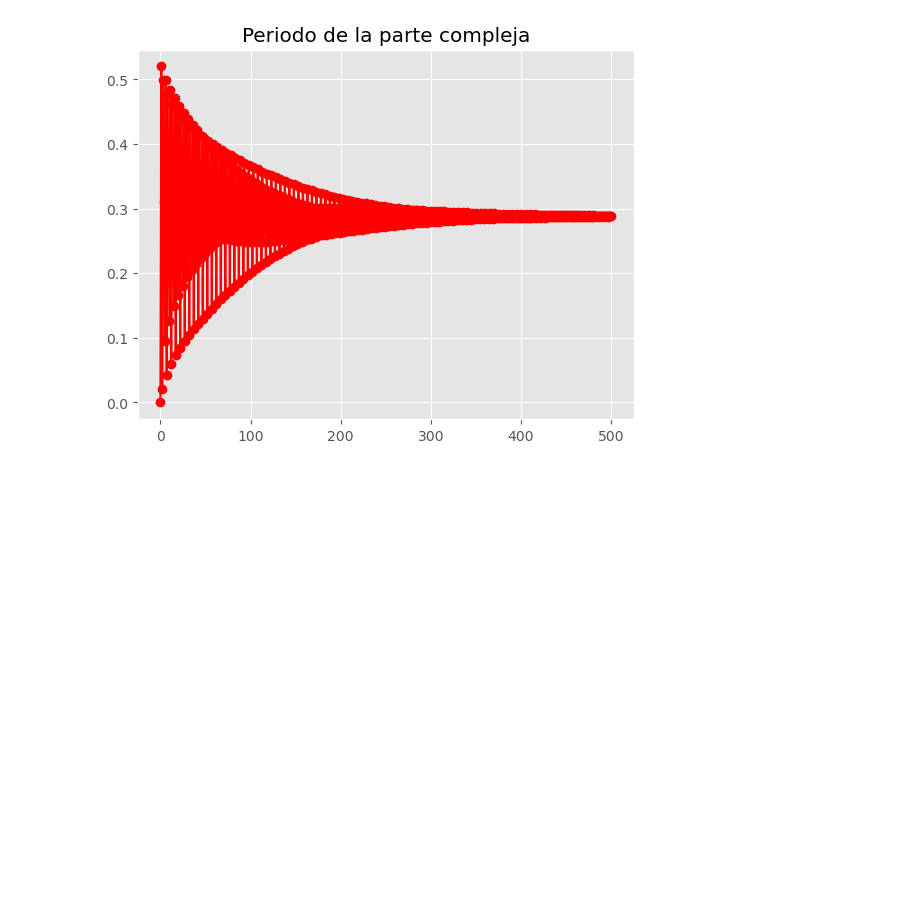
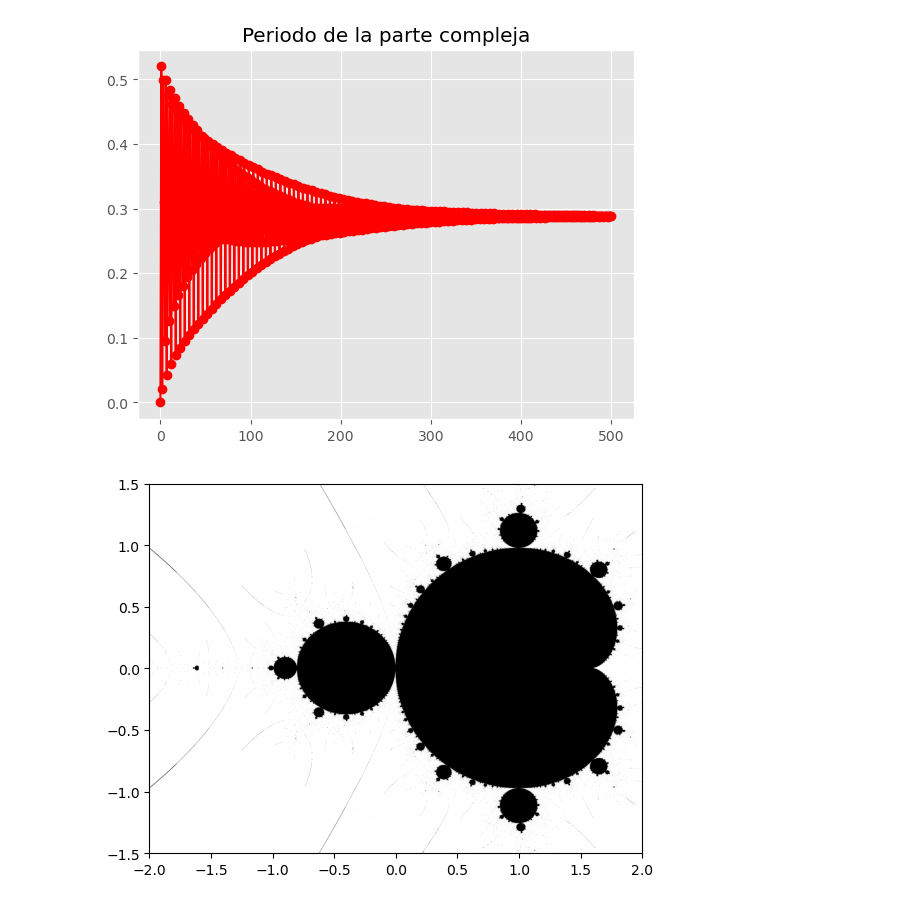
Before and after one commit to darsiov/Fracrales_Julia_Mandelbrot, a Jupyter notebook: proyecto.ipynb, the cells around one changed output. Drawn from its saved outputs; the diff is of its cells as text; code cells hidden in the pictures; blank space fills up the shorter version.

Commit message:
Grafica del conjunto de Mandelbrot agregada y gitignore modificado

```diff
--- a/proyecto.ipynb
+++ b/proyecto.ipynb
@@ -180,31 +178,32 @@ Text(0.5, 1.0, 'Periodo de la parte compleja')
 # %%
 def mandelbrot_set(h_range, w_range, max_iterations):
 
-	y, x = np.ogrid[1.5: -1.5: h_range*1j, -2: 2: w_range*1j]
-	z_array = x + y*1j
-	z_0 = 0 + 0j
-	iteraciones = max_iterations + np.zeros(z_array.shape)
-	no_divergentes = iteraciones > 10000
+    y, x = np.ogrid[1: -1: h_range*1j, -2: 0.5: w_range*1j]
+    z_array = x + y*1j
+    c_array = x + y*1j
+    z_0 = 0 + 0j
+    iteraciones = max_iterations + np.zeros(z_array.shape)
+    no_divergentes = iteraciones > max_iterations
 
 
-	for i in range(max_iterations):
+    for i in range(max_iterations):
 
-		z_array = sucesion_m(z_array)
-		z_norma_array = np.conj(z_array)
-		criterio_divergentes = z_norma_array > max(2,abs(c))
+            z_array = z_array*z_array + c_array
+            z_norma_array = np.conj(z_array)
+            criterio_divergentes = z_norma_array > 2
 
-		iteraciones[criterio_divergentes] = i
+            iteraciones[criterio_divergentes] = i
 
-		iteraciones[no_divergentes] = 0
+            iteraciones[no_divergentes] = 0
 
-	return iteraciones
+
+    return iteraciones
 
 
 
 plt.imshow(mandelbrot_set(2000, 2000, 2000), cmap='binary', extent=[-2, 2, -1.5, 1.5])
 plt.axis('on')
-plt.grid(None)
-plt.title('Conjunto de Julia con constante' + str(c))
-plt.plot(-1.01,0.25,'o',color='orange')
 plt.show()
 plt.close()
+# %% [output]
+[figure, added]
```
Also changed, not shown: parts of 1 cell of this notebook, 1 other file.
